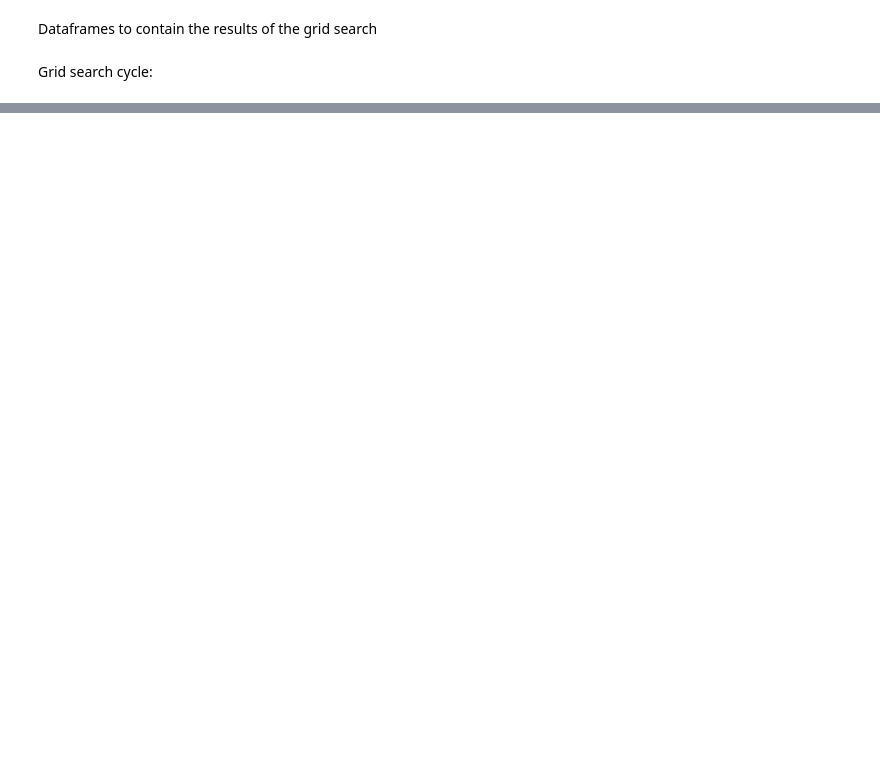
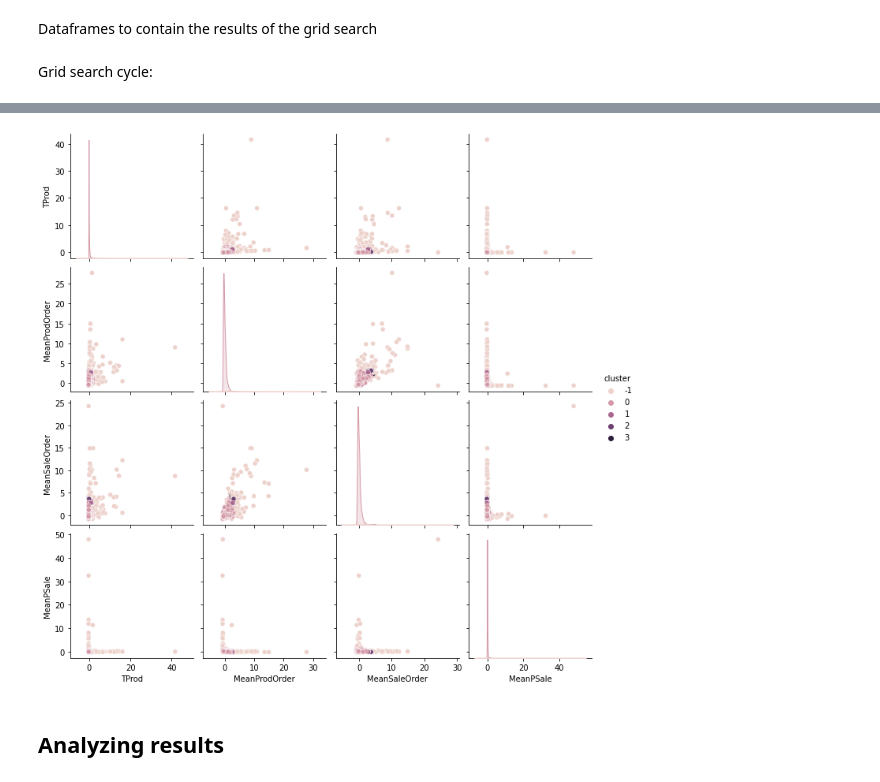
Before and after one commit to AlexPasqua/DM-project, a Jupyter notebook: DBSCAN.ipynb, the cells around one changed output, grey strips where cells are left out. Cells and saved outputs as stored; diff of their text form; code cells hidden in the pictures; blank space fills up the shorter version.

```diff
--- a/DBSCAN.ipynb
+++ b/DBSCAN.ipynb
@@ -246,0 +238,16 @@ plt.show()
+# %%
+dbscan = DBSCAN(eps=0.53, min_samples=4)
+
+# Fitting
+dbscan.fit(df_norm)
+
+# Extracting labels
+df_norm['cluster'] = dbscan.labels_
+
+# Pairplot
+sns.pairplot(df_norm, hue='cluster')
+plt.show()
+# %% [output]
+[figure, added]
+# %% [markdown]
+## Analyzing results
```
Also changed, not shown: parts of 12 cells of this notebook.
